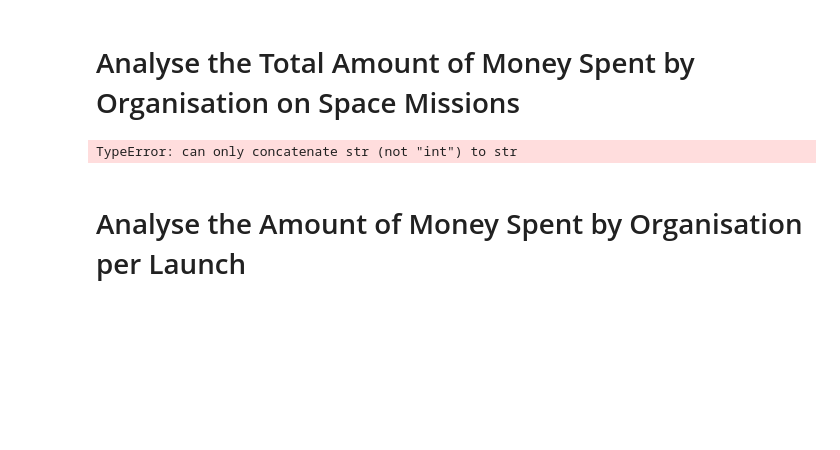
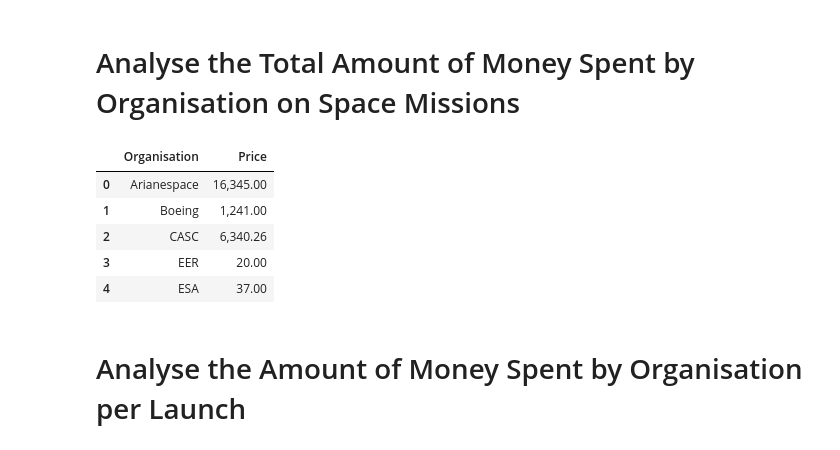
Before and after one commit to christinichka/Space-Race-Analysis, a Jupyter notebook: Space_Missions_Analysis_Capstone.ipynb, the cells around one changed output. Cells and saved outputs as stored; diff of their text form; code cells hidden in the pictures; blank space fills up the shorter version.

Commit message:
Add files via upload
Fixed amount of money spent by organisation on space and by launch

```diff
--- a/Space_Missions_Analysis_Capstone.ipynb
+++ b/Space_Missions_Analysis_Capstone.ipynb
@@ -308,10 +310,20 @@ px.sunburst(sunburst, path=["Country", "Organisation", "Mission_Status"], values
 [interactive output not drawn]
 # %% [markdown]
 # Analyse the Total Amount of Money Spent by Organisation on Space Missions
-# %%
-total_money_spent = df_data.groupby("Organisation").agg({"Price":pd.Series.sum}).sort_values("Price",ascending=False)
-df_data["Price"].sum
-# %% [output]
-TypeError: can only concatenate str (not "int") to str
+# %%
+money_spent = df_data[df_data["Price"].notna()]
+
+money_spent["Price"] = money_spent["Price"].str.replace(',', '').astype(float)
+
+total_money_spent = money_spent.groupby("Organisation")["Price"].sum().reset_index()
+total_money_spent.sort_values(by="Price", ascending=False)
+total_money_spent.head()
+# %% [output]
+|  | Organisation | Price |
+| 0 | Arianespace | 16,345.00 |
+| 1 | Boeing | 1,241.00 |
+| 2 | CASC | 6,340.26 |
+| 3 | EER | 20.00 |
+| 4 | ESA | 37.00 |
 # %% [markdown]
 # Analyse the Amount of Money Spent by Organisation per Launch
```
Also changed, not shown: parts of 7 cells of this notebook.
